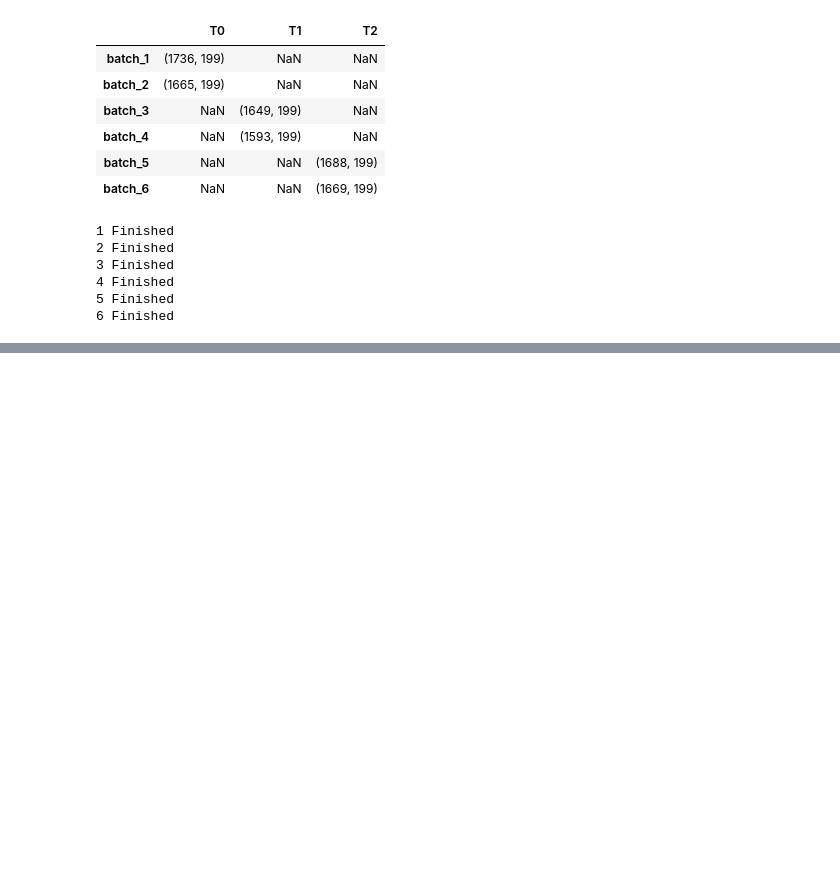
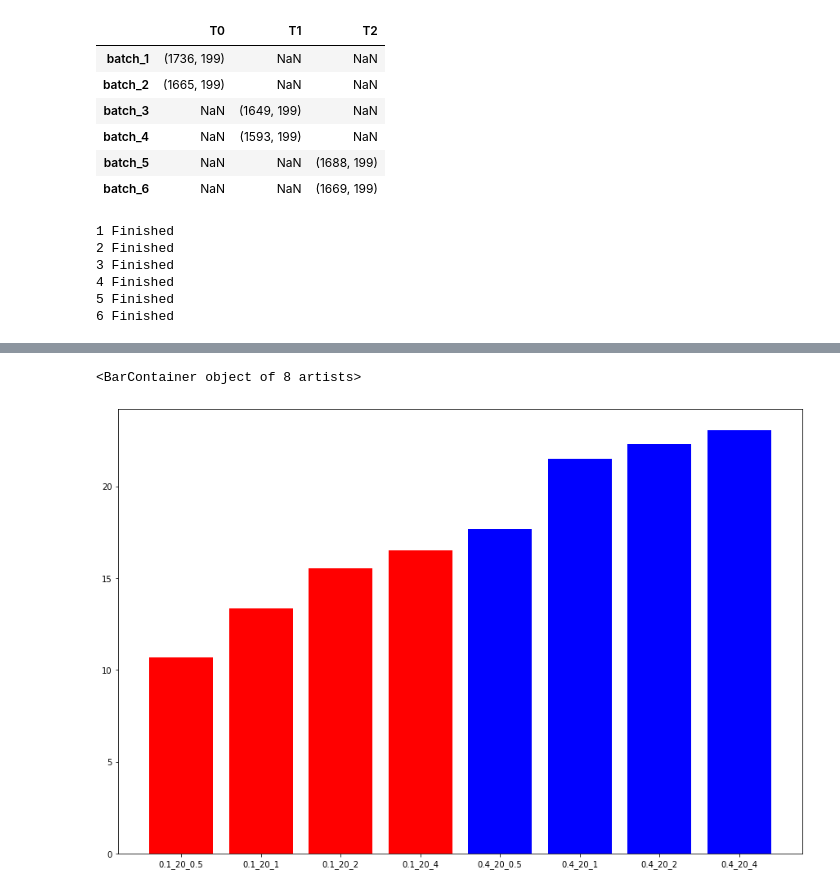
Before and after one commit to ZhangLabGT/scDisInFact, a Jupyter notebook: AntennaVAE/AE_model_new_ae_simulated.ipynb, the cells around one changed output, grey strips where cells are left out. Drawn from its saved outputs; the diff is of its cells as text; code cells hidden in the pictures; blank space fills up the shorter version.

```diff
--- a/AntennaVAE/AE_model_new_ae_simulated.ipynb
+++ b/AntennaVAE/AE_model_new_ae_simulated.ipynb
@@ -523,4 +503,10 @@ with torch.no_grad():
+# %%
+b = np.zeros((1, 500))
+b[:,:20] = 1
+auprc_dict = {}
+auprc_dict_time = {}
 # %%
-sort_w = torch.sort((model1.Enc_c.fc.fc_layers[0].linear.weight.pow(2).sum(dim=0).add(1e-8).pow(1/2.)), descending = True)
-print(sort_w[0][0] / sort_w[0][-1])
+# a = np.array(model1.Enc_c.fc.fc_layers[0].linear.weight.detach().cpu().pow(2).sum(dim=0).add(1e-8).pow(1/2.))
+time_a = np.array(model1.Enc_t.fc.fc_layers[0].linear.weight.detach().cpu().pow(2).sum(dim=0).add(1e-8).pow(1/2.))
+compute_auprc(time_a, b)
 # %% [output]
@@ -527,0 +514,2 @@ tensor(6.6744, device='cuda:0', grad_fn=<DivBackward0>)
+# %%
+auprc_dict_time[this_simulated_dir] = compute_auprc(time_a, b)
@@ -527,0 +544,13 @@ tensor(6.6744, device='cuda:0', grad_fn=<DivBackward0>)
+# %%
+# plot bar chart
+st_dict = sorted(auprc_dict_time.items())
+x, y = list(zip(*st_dict))
+plt_y = np.array(list(y))/0.04
+plt_x = [i[18:] for i in np.array(list(x))]
+fig = plt.figure(figsize = (15, 10))
+ax = fig.add_subplot()
+
+ax.bar(plt_x,plt_y,color = 'rrrrbbbb')
+# %% [output]
+<BarContainer object of 8 artists>
+[figure, added]
```
Also changed, not shown: parts of 12 cells of this notebook.
